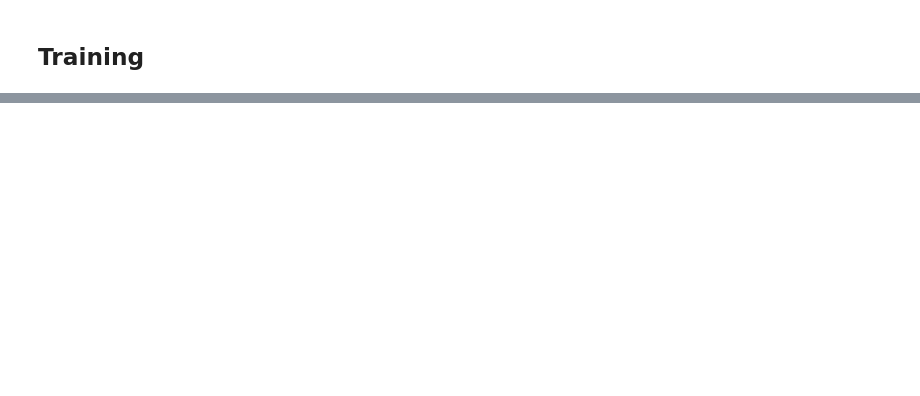
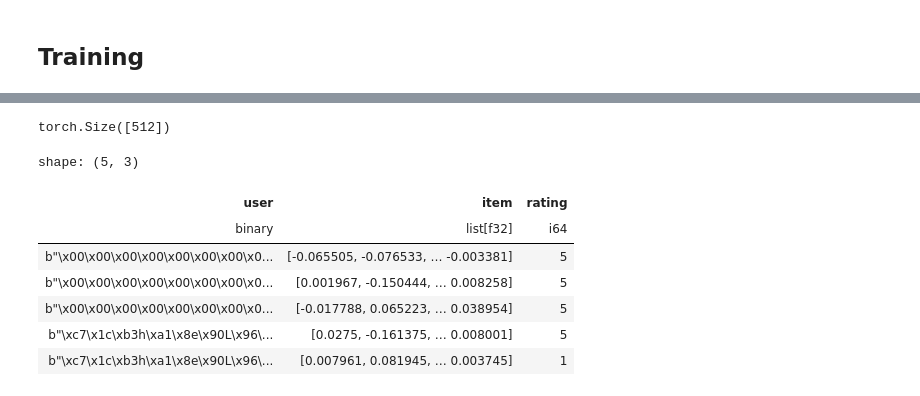
Before and after one commit to ByItsCover/bic-explore, a Jupyter notebook: two_tower/architecture.ipynb, the cells around one changed output, grey strips where cells are left out. Drawn from its saved outputs; the diff is of its cells as text; code cells hidden in the pictures; blank space fills up the shorter version.

```diff
--- a/two_tower/architecture.ipynb
+++ b/two_tower/architecture.ipynb
@@ -244,0 +251,3 @@ tensor([[3.5273]])
+# %%
+user_list = [uuid.UUID(int=0), uuid.uuid4()]
+user_list
@@ -244,0 +257,7 @@ tensor([[3.5273]])
+# %%
+import os
+
+image_dir = "./imgs"
+image_names = os.listdir("./imgs")
+image_list = [os.path.join(image_dir, image) for image in image_names]
+image_list
@@ -244,0 +272,27 @@ tensor([[3.5273]])
+# %%
+item_list = [process_image(Image.open(image), processor, clip_vision_session)[0] for image in image_list]
+item_list[0].shape
+# %% [output]
+torch.Size([512])
+# %%
+item_dict = dict(zip(image_names, [item.numpy() for item in item_list]))
+
+pairs = [
+    (user_list[0].bytes_le, item_dict["potter.jpg"], 5),
+    (user_list[0].bytes_le, item_dict["lotr.jpg"], 5),
+    (user_list[0].bytes_le, item_dict["wilbur.jpg"], 5),
+    (user_list[1].bytes_le, item_dict["night_angel.jpg"], 5),
+    (user_list[1].bytes_le, item_dict["henry.jpg"], 1)
+]
+
+df = pl.DataFrame(pairs, schema=["user", "item", "rating"], orient="row")
+df
+# %% [output]
+shape: (5, 3)
+| user | item | rating |
+| binary | list[f32] | i64 |
+| b"\x00\x00\x00\x00\x00\x00\x00\x0... | [-0.065505, -0.076533, … -0.003381] | 5 |
+| b"\x00\x00\x00\x00\x00\x00\x00\x0... | [0.001967, -0.150444, … 0.008258] | 5 |
+| b"\x00\x00\x00\x00\x00\x00\x00\x0... | [-0.017788, 0.065223, … 0.038954] | 5 |
+| b"\xc7\x1c\xb3h\xa1\x8e\x90L\x96\... | [0.0275, -0.161375, … 0.008001] | 5 |
+| b"\xc7\x1c\xb3h\xa1\x8e\x90L\x96\... | [0.007961, 0.081945, … 0.003745] | 1 |
```
Also changed, not shown: parts of 41 cells of this notebook, 7 other files.
